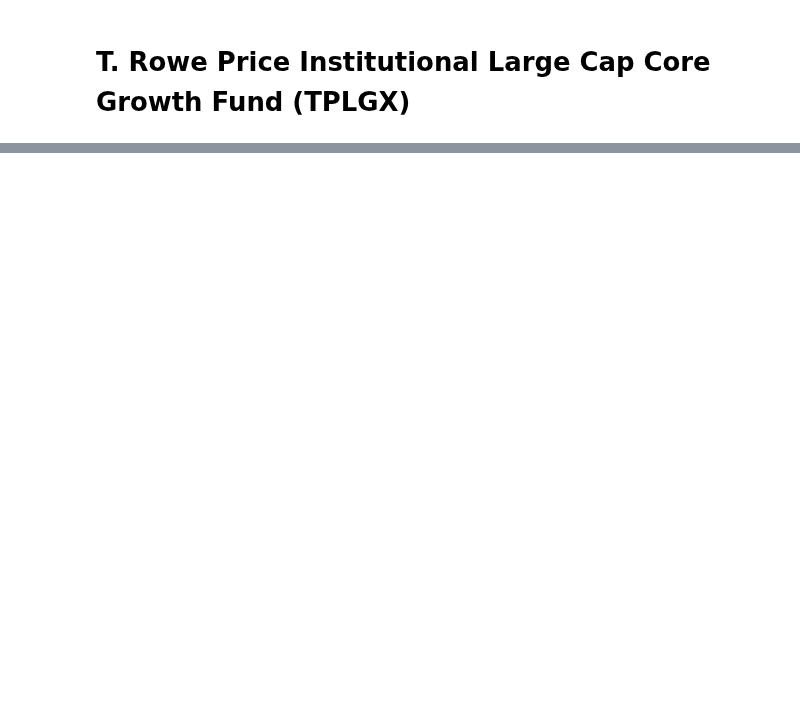
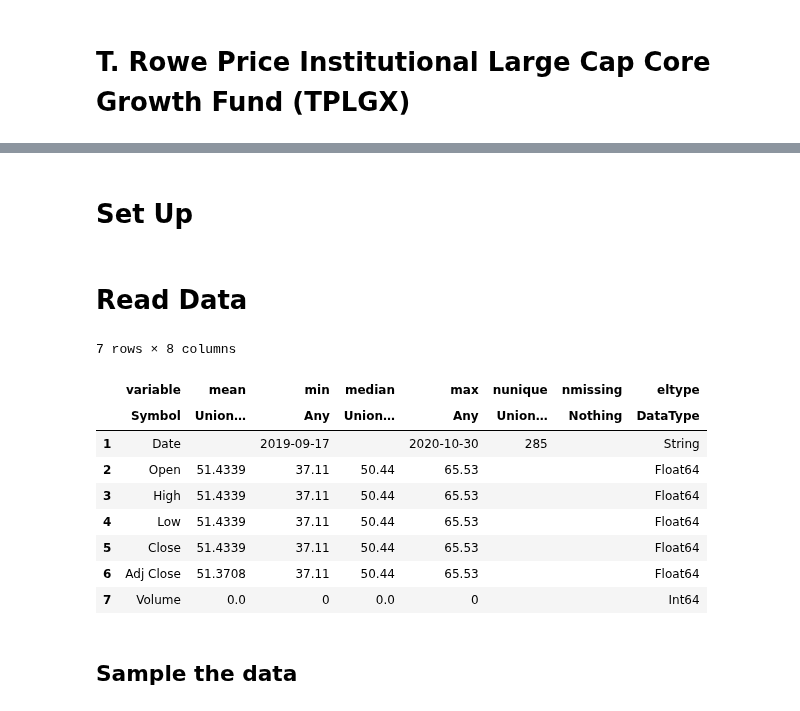
Before and after one commit to UkiDLucas/MarketIndicators.jl, a Jupyter notebook: TPLGX.ipynb, the cells around one changed output, grey strips where cells are left out. Drawn from its saved outputs; the diff is of its cells as text; code cells hidden in the pictures; blank space fills up the shorter version.

```diff
--- a/TPLGX.ipynb
+++ b/TPLGX.ipynb
@@ -138,0 +6,2 @@ min volume 0
+# %% [markdown]
+# Set Up
@@ -138,0 +12,24 @@ min volume 0
+# %% [markdown]
+# Read Data
+# %%
+#data = available_datasets() # uncomment to see all available datasets
+
+dataset_file_name = "TPLGX.csv"
+df = fetch_dataset(dataset_file_name, "yyyy_mm_dd")
+record_count = size(df)[1]
+
+using Statistics
+describe(df)
+# %% [output]
+7 rows × 8 columns
+|  | variable | mean | min | median | max | nunique | nmissing | eltype |
+|  | Symbol | Union… | Any | Union… | Any | Union… | Nothing | DataType |
+| 1 | Date |  | 2019-09-17 |  | 2020-10-30 | 285 |  | String |
+| 2 | Open | 51.4339 | 37.11 | 50.44 | 65.53 |  |  | Float64 |
+| 3 | High | 51.4339 | 37.11 | 50.44 | 65.53 |  |  | Float64 |
+| 4 | Low | 51.4339 | 37.11 | 50.44 | 65.53 |  |  | Float64 |
+| 5 | Close | 51.4339 | 37.11 | 50.44 | 65.53 |  |  | Float64 |
+| 6 | Adj Close | 51.3708 | 37.11 | 50.44 | 65.53 |  |  | Float64 |
+| 7 | Volume | 0.0 | 0 | 0.0 | 0 |  |  | Int64 |
+# %% [markdown]
+## Sample the data
```
Also changed, not shown: parts of 39 cells of this notebook.
